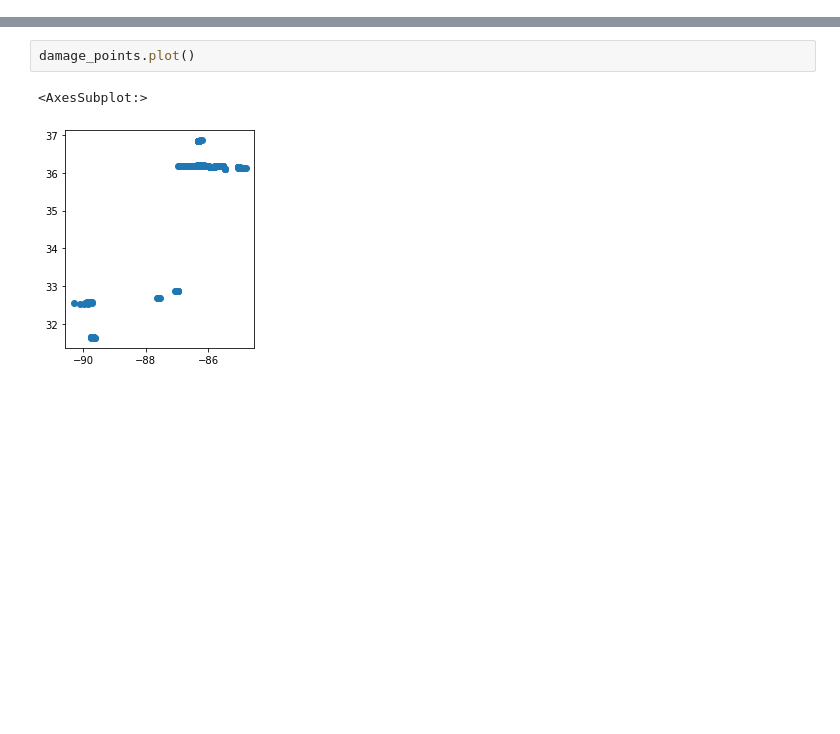
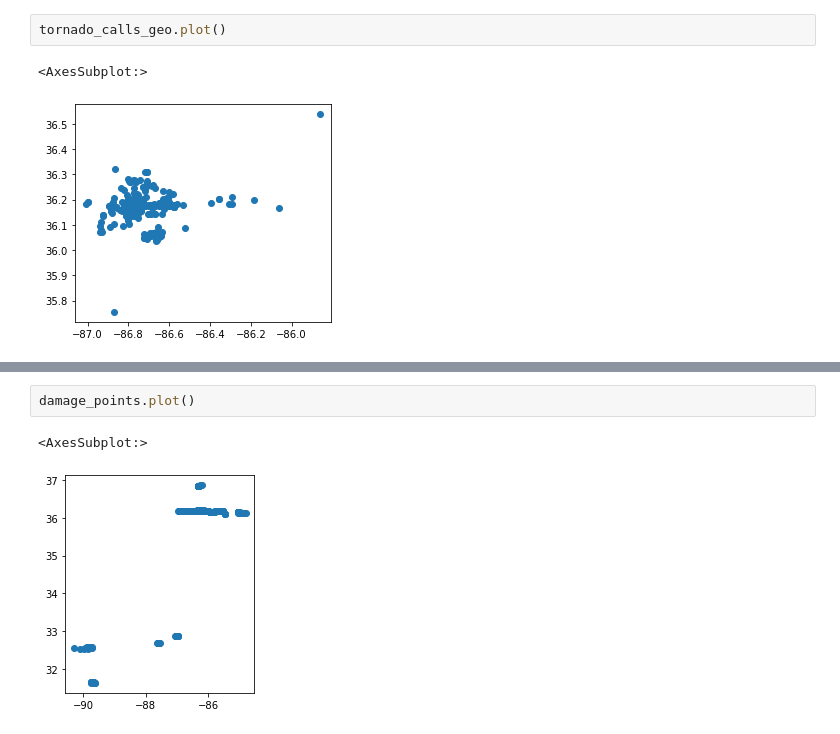
Before and after one commit to ssaggio/e911-christmas, a Jupyter notebook: notebooks/MNEC_elliot.ipynb, the cells around one changed output, grey strips where cells are left out. Drawn from its saved outputs; the diff is of its cells as text; blank space fills up the shorter version.

```diff
--- a/notebooks/MNEC_elliot.ipynb
+++ b/notebooks/MNEC_elliot.ipynb
@@ -22,0 +74,5 @@ damage_points_lat_lng = damage_points[['lng','lat']]
+# %%
+tornado_calls_geo.plot()
+# %% [output]
+<AxesSubplot:>
+[figure, added]
```
Also changed, not shown: parts of 30 cells of this notebook.
